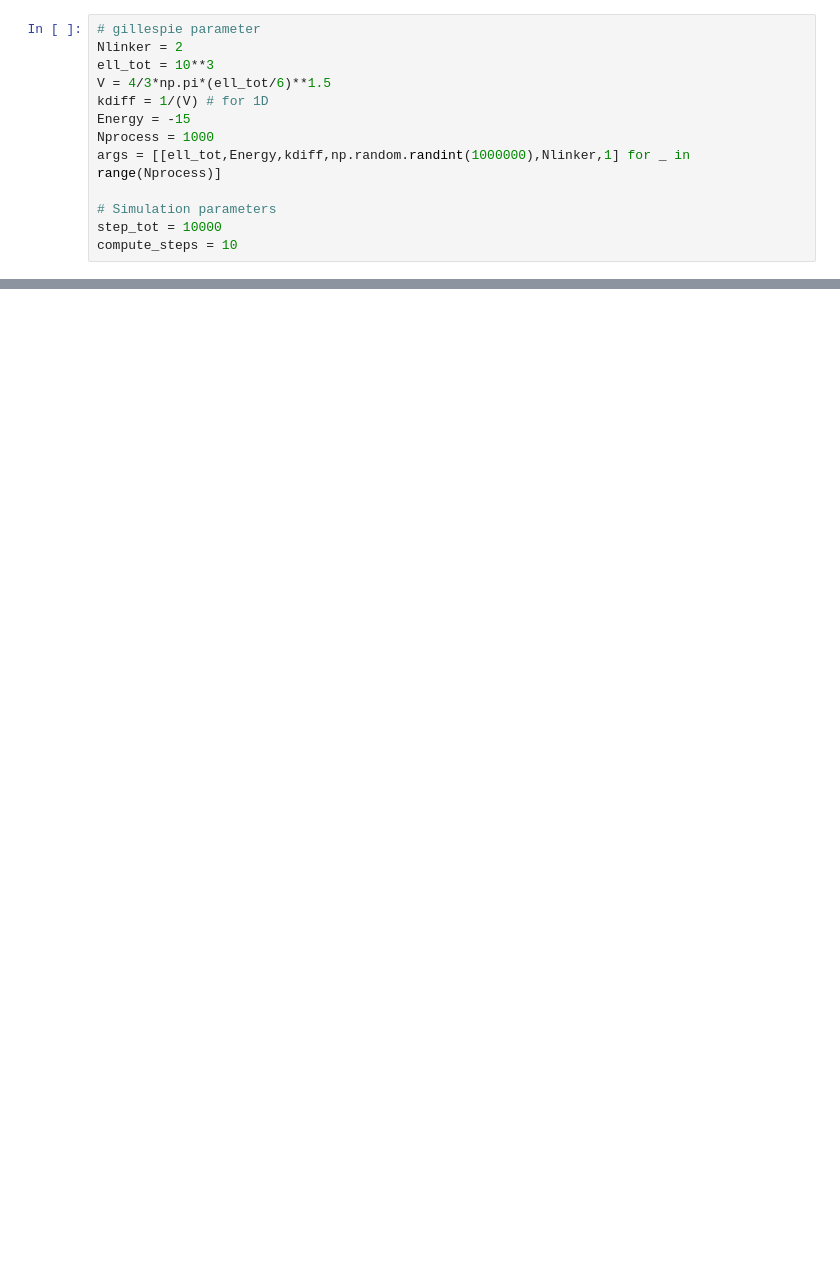
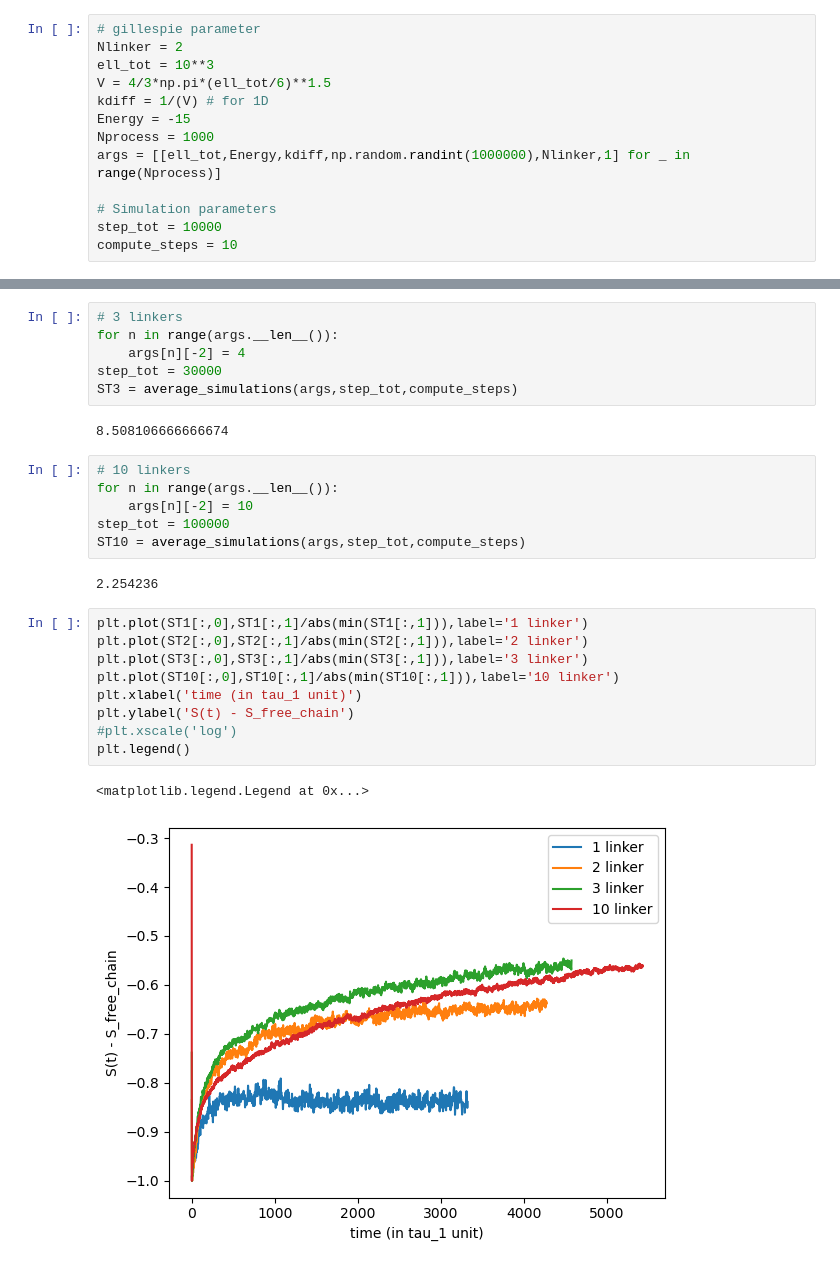
Before and after one commit to cachetdaspirine/Evolution_of_the_Entropy, a Jupyter notebook: Time_Evolution_Entropy.ipynb, the cells around one changed output, grey strips where cells are left out. Cells and saved outputs as stored; diff of their text form; blank space fills up the shorter version.

Commit message:
We now have a good time evolution of the entropy

```diff
--- a/Time_Evolution_Entropy.ipynb
+++ b/Time_Evolution_Entropy.ipynb
@@ -20,0 +39,28 @@ compute_steps = 10
+# %%
+# 3 linkers
+for n in range(args.__len__()):
+    args[n][-2] = 4
+step_tot = 30000
+ST3 = average_simulations(args,step_tot,compute_steps)
+# %% [output]
+8.508106666666674
+# %%
+# 10 linkers
+for n in range(args.__len__()):
+    args[n][-2] = 10
+step_tot = 100000
+ST10 = average_simulations(args,step_tot,compute_steps)
+# %% [output]
+2.254236
+# %%
+plt.plot(ST1[:,0],ST1[:,1]/abs(min(ST1[:,1])),label='1 linker')
+plt.plot(ST2[:,0],ST2[:,1]/abs(min(ST2[:,1])),label='2 linker')
+plt.plot(ST3[:,0],ST3[:,1]/abs(min(ST3[:,1])),label='3 linker')
+plt.plot(ST10[:,0],ST10[:,1]/abs(min(ST10[:,1])),label='10 linker')
+plt.xlabel('time (in tau_1 unit)')
+plt.ylabel('S(t) - S_free_chain')
+#plt.xscale('log')
+plt.legend()
+# %% [output]
+<matplotlib.legend.Legend at 0x...>
+[figure, added]
```
Also changed, not shown: parts of 20 cells of this notebook, 1 other file.
